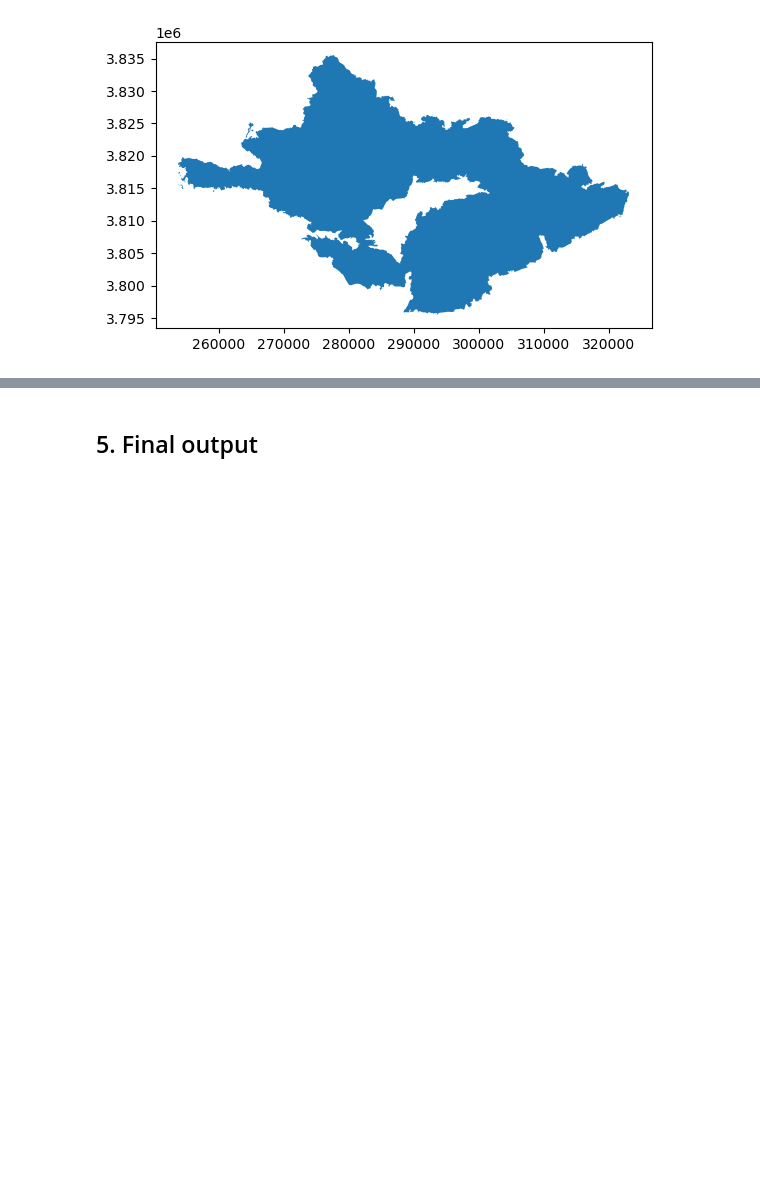
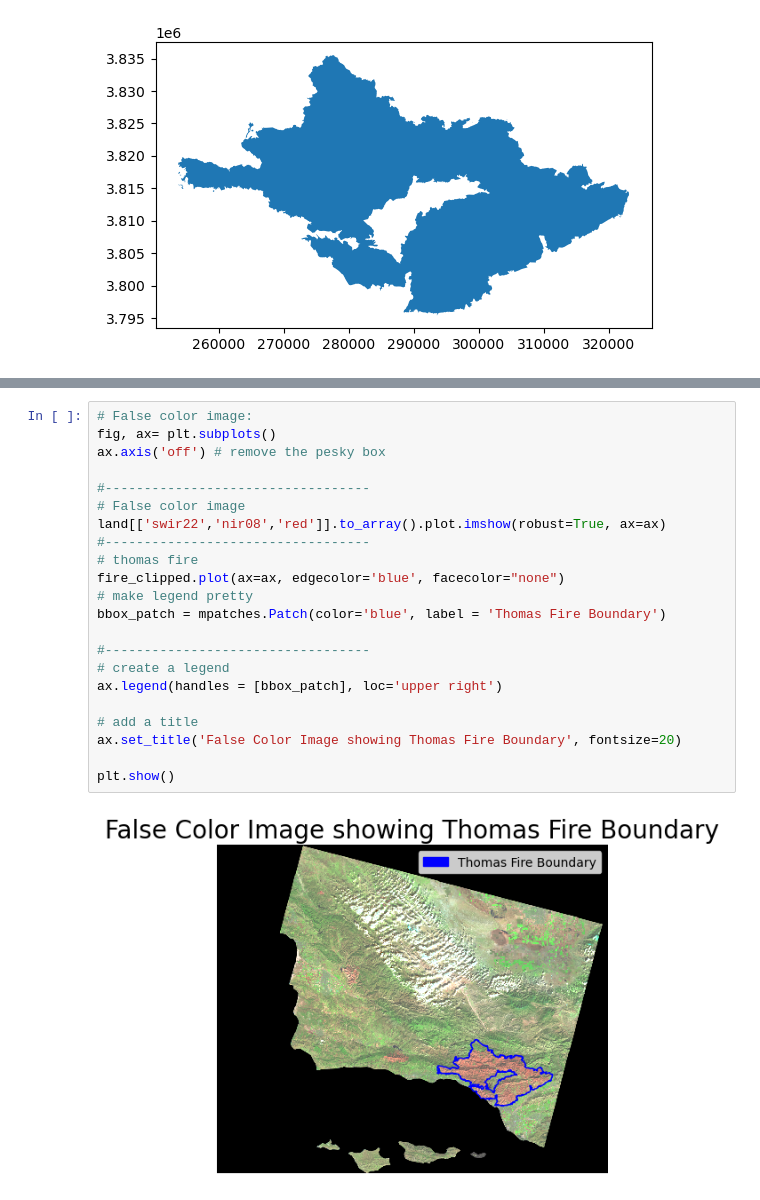
Before and after one commit to cnordheim-maestas/eds-220-hwk4-task3-Presentation-ready-repo, a Jupyter notebook: aqi-and-false-color-image.ipynb, the cells around one changed output, grey strips where cells are left out. Drawn from its saved outputs; the diff is of its cells as text; blank space fills up the shorter version.

```diff
--- a/aqi-and-false-color-image.ipynb
+++ b/aqi-and-false-color-image.ipynb
@@ -378,5 +374,27 @@ aqi_sb.plot(y=['aqi', 'five_day_average'], # list of column names
 # %% [output]
 <AxesSubplot:title={'center':'AQI and Five-Day-Average AQI in Santa Barbara County'}, xlabel='Date', ylabel='AQI'>
 [figure]
-# %% [markdown]
-## 5. Final output
+# %%
+# False color image:
+fig, ax= plt.subplots()
+ax.axis('off') # remove the pesky box
+
+#----------------------------------
+# False color image
+land[['swir22','nir08','red']].to_array().plot.imshow(robust=True, ax=ax)
+#----------------------------------
+# thomas fire
+fire_clipped.plot(ax=ax, edgecolor='blue', facecolor="none")
+# make legend pretty
+bbox_patch = mpatches.Patch(color='blue', label = 'Thomas Fire Boundary')
+
+#----------------------------------
+# create a legend
+ax.legend(handles = [bbox_patch], loc='upper right')
+
+# add a title
+ax.set_title('False Color Image showing Thomas Fire Boundary', fontsize=20)
+
+plt.show()
+# %% [output]
+[figure, added]
```
Also changed, not shown: parts of 14 cells of this notebook.
